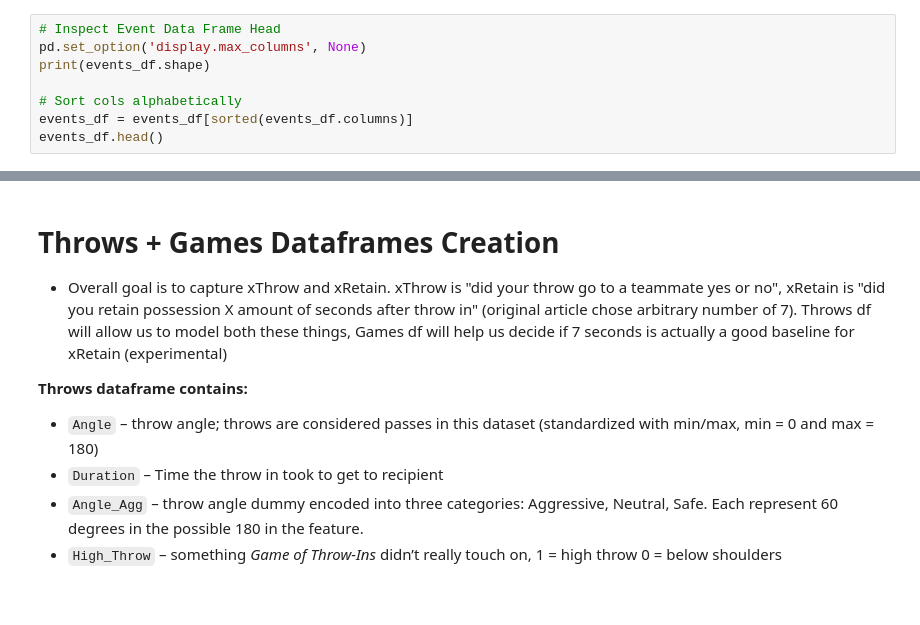
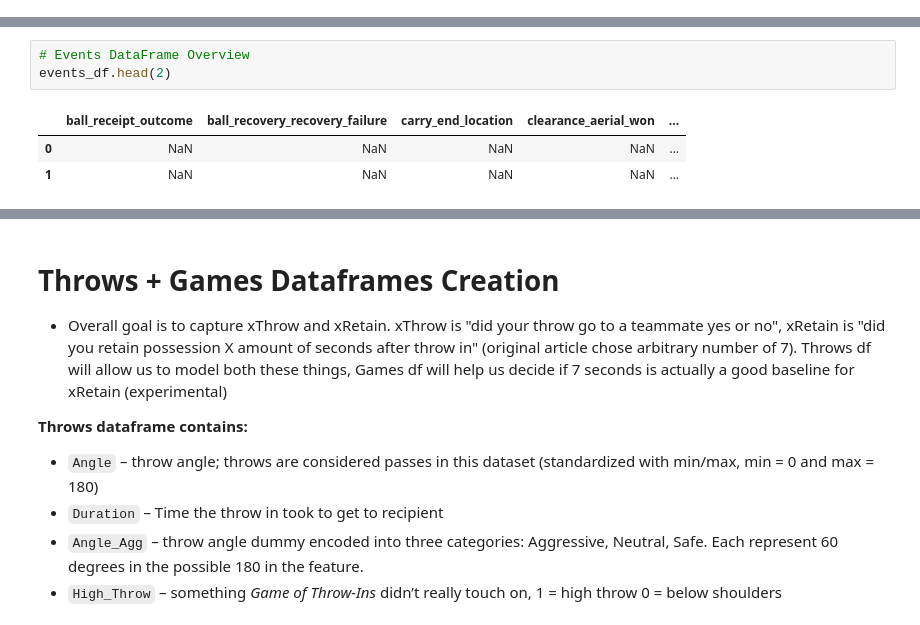
Before and after one commit to hwillif/Throw-in-Project, a Jupyter notebook: Throw-in Project - Jimenez.ipynb, the cells around one changed output, grey strips where cells are left out. Drawn from its saved outputs; the diff is of its cells as text; blank space fills up the shorter version.

```diff
--- a/Throw-in Project - Jimenez.ipynb
+++ b/Throw-in Project - Jimenez.ipynb
@@ -101,8 +105,0 @@ if failures:
-# %%
-# Inspect Event Data Frame Head
-pd.set_option('display.max_columns', None)
-print(events_df.shape)
-
-# Sort cols alphabetically
-events_df = events_df[sorted(events_df.columns)]
-events_df.head()
@@ -342,0 +106,7 @@ ThrowsLeicesterVsEverton[Imp_cols + [c for c in ThrowsLeicesterVsEverton.columns
+# %%
+# Events DataFrame Overview
+events_df.head(2)
+# %% [output]
+|  | ball_receipt_outcome | ball_recovery_recovery_failure | carry_end_location | clearance_aerial_won | ... |
+| 0 | NaN | NaN | NaN | NaN | ... |
+| 1 | NaN | NaN | NaN | NaN | ... |
```
Also changed, not shown: parts of 22 cells of this notebook.
